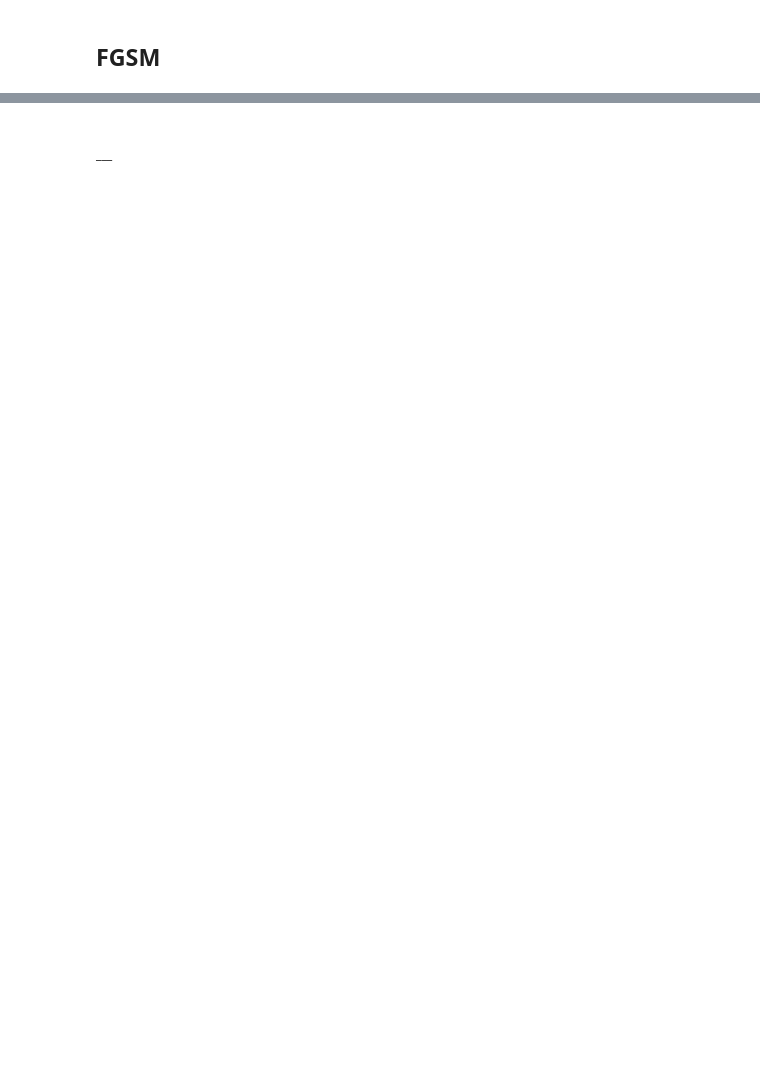
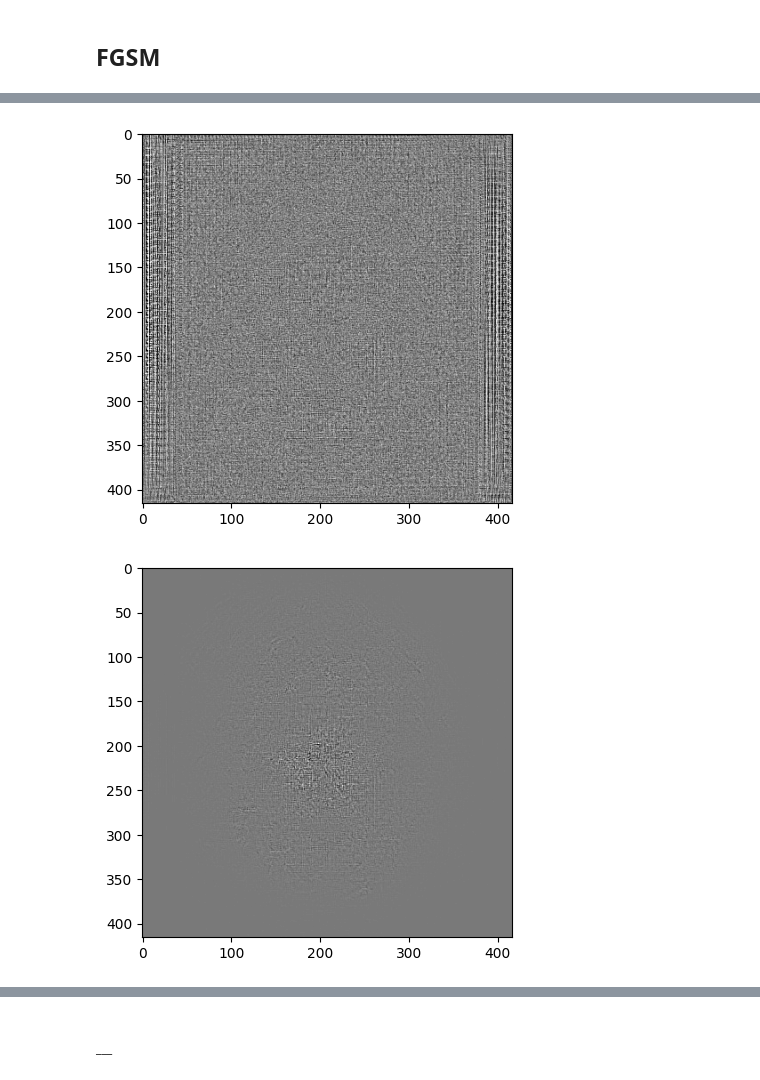
Before and after one commit to JanjanC/FGSM-for-Face-Detectors, a Jupyter notebook: Heatmap Generation.ipynb, the cells around one changed output, grey strips where cells are left out. Drawn from its saved outputs; the diff is of its cells as text; code cells hidden in the pictures; blank space fills up the shorter version.

```diff
--- a/Heatmap Generation.ipynb
+++ b/Heatmap Generation.ipynb
@@ -160,17 +179,17 @@ def pipeline(model, device):
             heatmap_filename = os.path.join(HEATMAP_PATH, str(i) + "_" + file_basename)
             no_mask = np.ones(data.shape)
 
-            #"""
+            """
             print("Calculating min epsilon...")
             yf_min_e = fgsm.find_min_e(clone_detach(data), clone_detach(data_grad), yf, no_mask, bbox)
             print("face", i, "yf_min_e: ", yf_min_e)
-            """
+            #"#""
             perturbed = fgsm.fgsm_attack(clone_detach(data), yf_min_e, clone_detach(data_grad), no_mask).to(torch.float32)
             perturbed_grad = get_grads(perturbed, force=target)
-            #"""
+            """
 
-            heatmap = remap(clone_detach(data_grad).sign(), -1, 1, 0, 1) * yf_min_e
-            #heatmap = clone_detach(data_grad)
+            #heatmap = remap(clone_detach(data_grad).sign(), -1, 1, 0, 1) * yf_min_e
+            heatmap = clone_detach(data_grad)
             #heatmap = data_grad - perturbed_grad
 
             if save_noise:
@@ -178,8 +197,9 @@ def pipeline(model, device):
 
             combined_heatmap += heatmap
 
-    combined_heatmap = remap(combined_heatmap, torch.amin(combined_heatmap), torch.amax(combined_heatmap), 0, 1)
-    save_tensor_img(combined_heatmap, os.path.join(HEATMAP_PATH, "_combined_map.jpg"))
+    #combined_heatmap = remap(combined_heatmap, torch.amin(combined_heatmap), torch.amax(combined_heatmap), 0, 1)
+    combined_heatmap /= len(glob.glob(os.path.join(INPUT_PATH, '*.jpg')))
+    #save_tensor_img(combined_heatmap, os.path.join(HEATMAP_PATH, "_combined_map.jpg"))
 # %%
 fgsm_loss_target = "conf" # or "bbox"
 output_csv_tag = "no_random"
@@ -205,0 +254,8 @@ for FOLDER_NAME in folders:
+# %%
+combined = cv2.imread(os.path.join(HEATMAP_PATH, "_combined_map.jpg"), 0)
+nosign = cv2.imread(os.path.join(HEATMAP_PATH, "_nosign_combined_map.jpg"), 0)
+tryh = cv2.imread(os.path.join(HEATMAP_PATH, "_try_combined_map.jpg"), 0)
+display_img(combined, nosign, tryh, cmap='gray')
+# %% [output]
+[figure, added]
+[figure, added]
```
Also changed, not shown: parts of 6 cells of this notebook, 2 other files.
